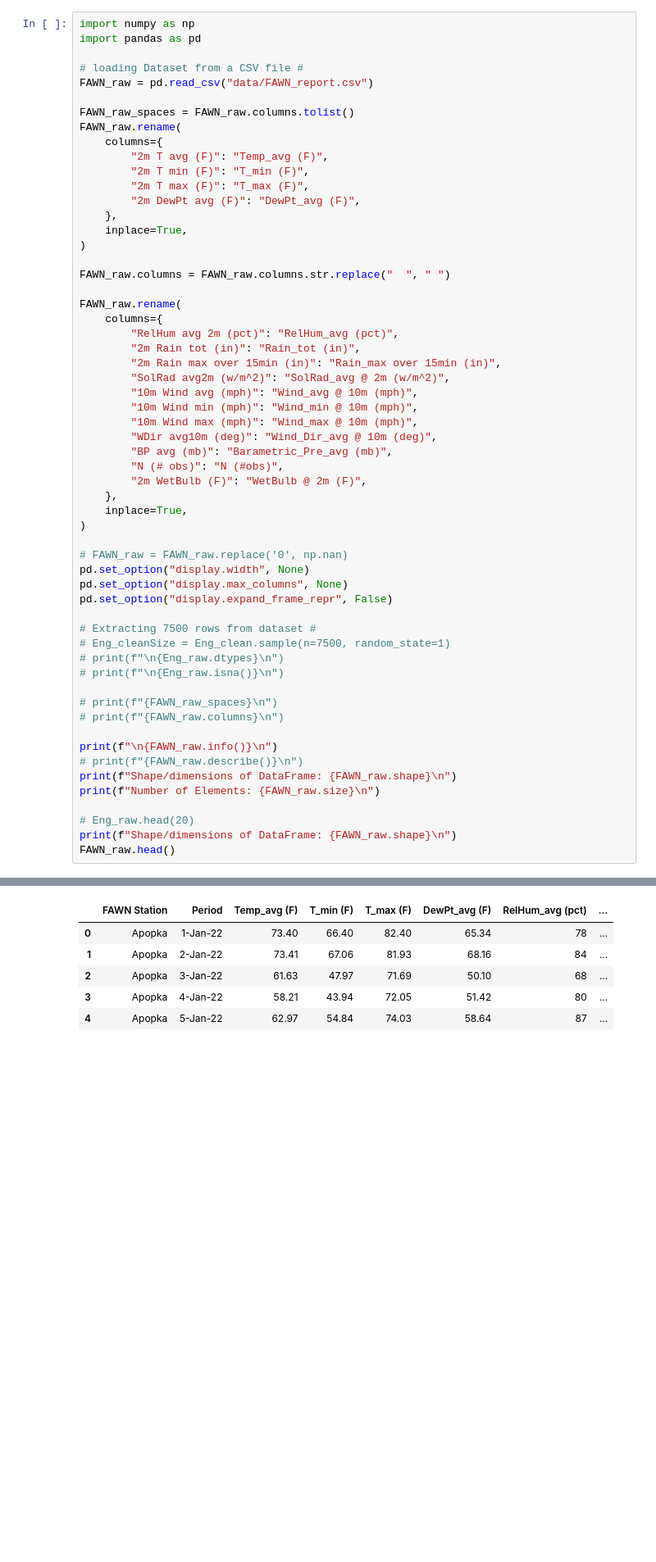
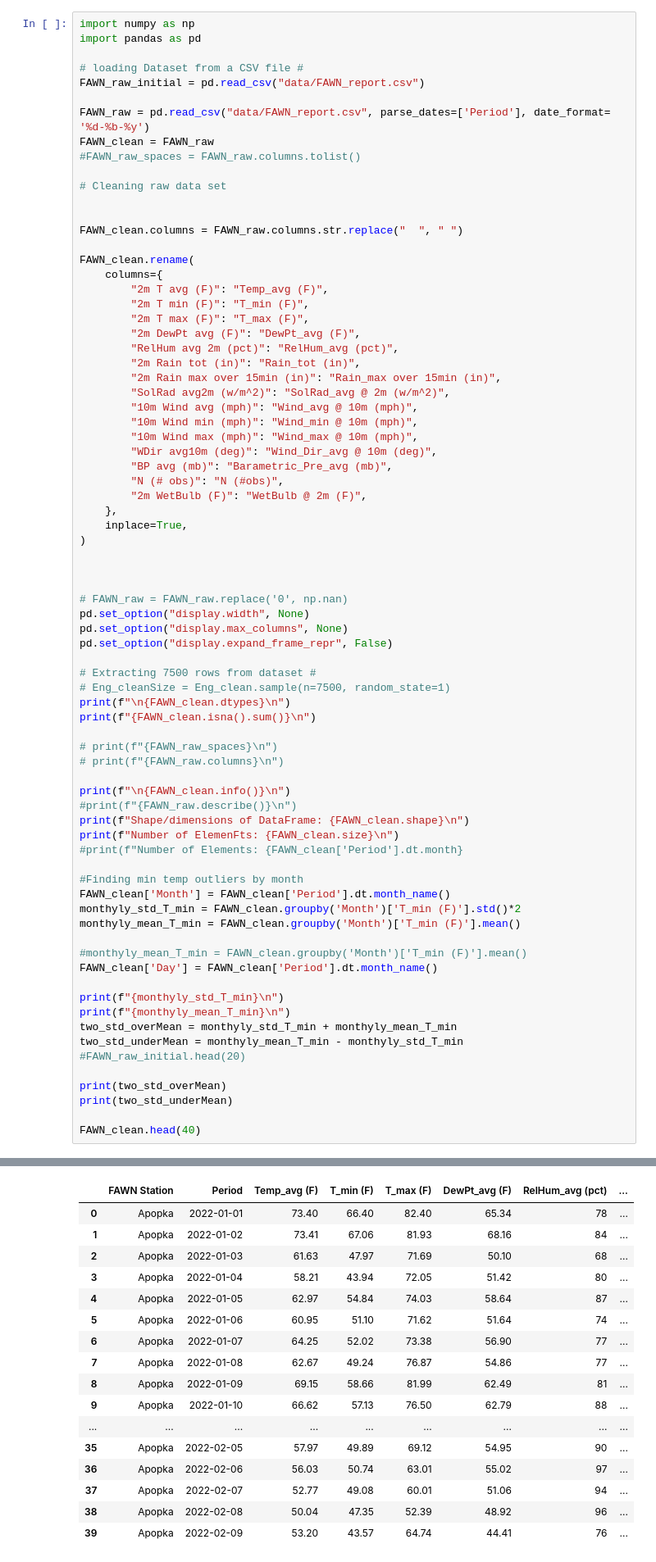
Before and after one commit to dtillman20/EDA-INSY6500-Project, a Jupyter notebook: EDA_final_project_draft.ipynb, the cells around one changed output, grey strips where cells are left out. Shown at 82% size. Cells and saved outputs as stored; diff of their text form; blank space fills up the shorter version.

Commit message:
Work progress on data outlier analysis

```diff
--- a/EDA_final_project_draft.ipynb
+++ b/EDA_final_project_draft.ipynb
@@ -20,23 +21,23 @@ import numpy as np
 import pandas as pd
 
 # loading Dataset from a CSV file #
-FAWN_raw = pd.read_csv("data/FAWN_report.csv")
+FAWN_raw_initial = pd.read_csv("data/FAWN_report.csv")
 
-FAWN_raw_spaces = FAWN_raw.columns.tolist()
-FAWN_raw.rename(
+FAWN_raw = pd.read_csv("data/FAWN_report.csv", parse_dates=['Period'], date_format= '%d-%b-%y')
+FAWN_clean = FAWN_raw
+#FAWN_raw_spaces = FAWN_raw.columns.tolist()
+
+# Cleaning raw data set
+
+
+FAWN_clean.columns = FAWN_raw.columns.str.replace("  ", " ")
+
+FAWN_clean.rename(
     columns={
         "2m T avg (F)": "Temp_avg (F)",
         "2m T min (F)": "T_min (F)",
         "2m T max (F)": "T_max (F)",
         "2m DewPt avg (F)": "DewPt_avg (F)",
-    },
-    inplace=True,
-)
-
-FAWN_raw.columns = FAWN_raw.columns.str.replace("  ", " ")
-
-FAWN_raw.rename(
-    columns={
         "RelHum avg 2m (pct)": "RelHum_avg (pct)",
         "2m Rain tot (in)": "Rain_tot (in)",
         "2m Rain max over 15min (in)": "Rain_max over 15min (in)",
@@ -52,6 +53,8 @@ FAWN_raw.rename(
     inplace=True,
 )
 
+
+
 # FAWN_raw = FAWN_raw.replace('0', np.nan)
 pd.set_option("display.width", None)
 pd.set_option("display.max_columns", None)
@@ -59,18 +62,34 @@ pd.set_option("display.expand_frame_repr", False)
 
 # Extracting 7500 rows from dataset #
 # Eng_cleanSize = Eng_clean.sample(n=7500, random_state=1)
-# print(f"\n{Eng_raw.dtypes}\n")
-# print(f"\n{Eng_raw.isna()}\n")
+print(f"\n{FAWN_clean.dtypes}\n")
+print(f"{FAWN_clean.isna().sum()}\n")
 
 # print(f"{FAWN_raw_spaces}\n")
 # print(f"{FAWN_raw.columns}\n")
 
-print(f"\n{FAWN_raw.info()}\n")
-# print(f"{FAWN_raw.describe()}\n")
-print(f"Shape/dimensions of DataFrame: {FAWN_raw.shape}\n")
-print(f"Number of Elements: {FAWN_raw.size}\n")
+print(f"\n{FAWN_clean.info()}\n")
+#print(f"{FAWN_raw.describe()}\n")
+print(f"Shape/dimensions of DataFrame: {FAWN_clean.shape}\n")
+print(f"Number of ElemenFts: {FAWN_clean.size}\n")
+#print(f"Number of Elements: {FAWN_clean['Period'].dt.month}
 
-# Eng_raw.head(20)
-print(f"Shape/dimensions of DataFrame: {FAWN_raw.shape}\n")
-FAWN_raw.head()
+#Finding min temp outliers by month
+FAWN_clean['Month'] = FAWN_clean['Period'].dt.month_name()
+monthyly_std_T_min = FAWN_clean.groupby('Month')['T_min (F)'].std()*2
+monthyly_mean_T_min = FAWN_clean.groupby('Month')['T_min (F)'].mean()
+
+#monthyly_mean_T_min = FAWN_clean.groupby('Month')['T_min (F)'].mean()
+FAWN_clean['Day'] = FAWN_clean['Period'].dt.month_name()
+
+print(f"{monthyly_std_T_min}\n")
+print(f"{monthyly_mean_T_min}\n")
+two_std_overMean = monthyly_std_T_min + monthyly_mean_T_min
+two_std_underMean = monthyly_mean_T_min - monthyly_std_T_min
+#FAWN_raw_initial.head(20)
+
+print(two_std_overMean)
+print(two_std_underMean)
+
+FAWN_clean.head(40)
 # %% [output]
@@ -94,6 +113,17 @@ Shape/dimensions of DataFrame: (6572, 17)
 |  | FAWN Station | Period | Temp_avg (F) | T_min (F) | T_max (F) | DewPt_avg (F) | RelHum_avg (pct) | ... |
-| 0 | Apopka | 1-Jan-22 | 73.40 | 66.40 | 82.40 | 65.34 | 78 | ... |
-| 1 | Apopka | 2-Jan-22 | 73.41 | 67.06 | 81.93 | 68.16 | 84 | ... |
-| 2 | Apopka | 3-Jan-22 | 61.63 | 47.97 | 71.69 | 50.10 | 68 | ... |
-| 3 | Apopka | 4-Jan-22 | 58.21 | 43.94 | 72.05 | 51.42 | 80 | ... |
-| 4 | Apopka | 5-Jan-22 | 62.97 | 54.84 | 74.03 | 58.64 | 87 | ... |
+| 0 | Apopka | 2022-01-01 | 73.40 | 66.40 | 82.40 | 65.34 | 78 | ... |
+| 1 | Apopka | 2022-01-02 | 73.41 | 67.06 | 81.93 | 68.16 | 84 | ... |
+| 2 | Apopka | 2022-01-03 | 61.63 | 47.97 | 71.69 | 50.10 | 68 | ... |
+| 3 | Apopka | 2022-01-04 | 58.21 | 43.94 | 72.05 | 51.42 | 80 | ... |
+| 4 | Apopka | 2022-01-05 | 62.97 | 54.84 | 74.03 | 58.64 | 87 | ... |
+| 5 | Apopka | 2022-01-06 | 60.95 | 51.10 | 71.62 | 51.64 | 74 | ... |
+| 6 | Apopka | 2022-01-07 | 64.25 | 52.02 | 73.38 | 56.90 | 77 | ... |
+| 7 | Apopka | 2022-01-08 | 62.67 | 49.24 | 76.87 | 54.86 | 77 | ... |
+| 8 | Apopka | 2022-01-09 | 69.15 | 58.66 | 81.99 | 62.49 | 81 | ... |
+| 9 | Apopka | 2022-01-10 | 66.62 | 57.13 | 76.50 | 62.79 | 88 | ... |
+| ... | ... | ... | ... | ... | ... | ... | ... | ... |
+| 35 | Apopka | 2022-02-05 | 57.97 | 49.89 | 69.12 | 54.95 | 90 | ... |
+| 36 | Apopka | 2022-02-06 | 56.03 | 50.74 | 63.01 | 55.02 | 97 | ... |
+| 37 | Apopka | 2022-02-07 | 52.77 | 49.08 | 60.01 | 51.06 | 94 | ... |
+| 38 | Apopka | 2022-02-08 | 50.04 | 47.35 | 52.39 | 48.92 | 96 | ... |
+| 39 | Apopka | 2022-02-09 | 53.20 | 43.57 | 64.74 | 44.41 | 76 | ... |
```
Also changed, not shown: parts of 2 cells of this notebook.
